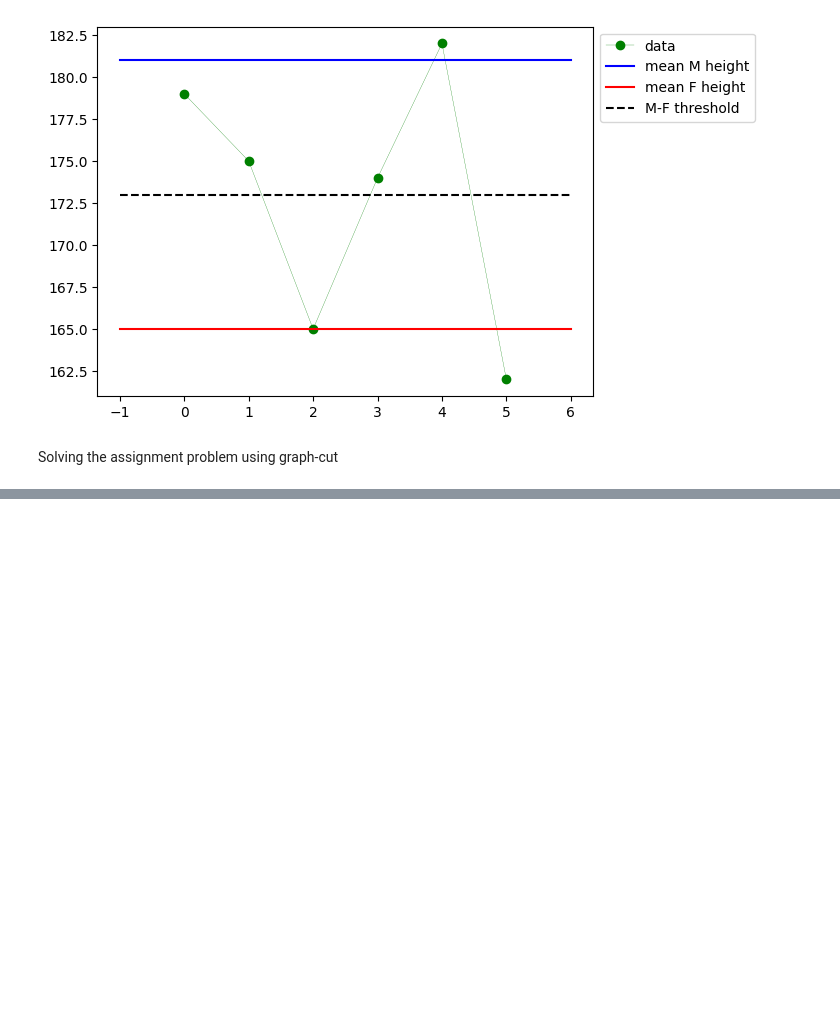
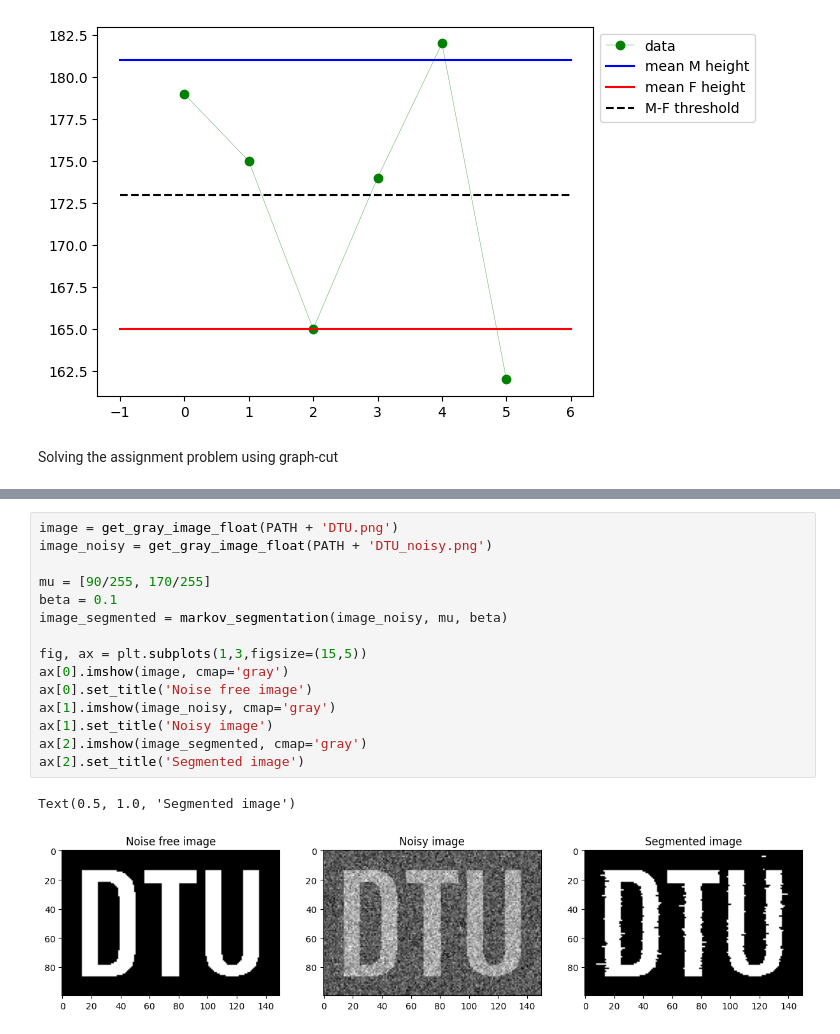
Before and after one commit to MadsPrip1/02506-Advanced-image-analysis, a Jupyter notebook: week5/week5.ipynb, the cells around one changed output, grey strips where cells are left out. Saved outputs shown, nothing was run; the diff lists cells and outputs as text; blank space fills up the shorter version.

```diff
--- a/week5/week5.ipynb
+++ b/week5/week5.ipynb
@@ -210,0 +263,18 @@ plt.show()
+# %%
+image = get_gray_image_float(PATH + 'DTU.png')
+image_noisy = get_gray_image_float(PATH + 'DTU_noisy.png')
+
+mu = [90/255, 170/255]
+beta = 0.1
+image_segmented = markov_segmentation(image_noisy, mu, beta)
+
+fig, ax = plt.subplots(1,3,figsize=(15,5))
+ax[0].imshow(image, cmap='gray')
+ax[0].set_title('Noise free image')
+ax[1].imshow(image_noisy, cmap='gray')
+ax[1].set_title('Noisy image')
+ax[2].imshow(image_segmented, cmap='gray')
+ax[2].set_title('Segmented image')
+# %% [output]
+Text(0.5, 1.0, 'Segmented image')
+[figure, added]
```
Also changed, not shown: parts of 7 cells of this notebook, 1 other file.
